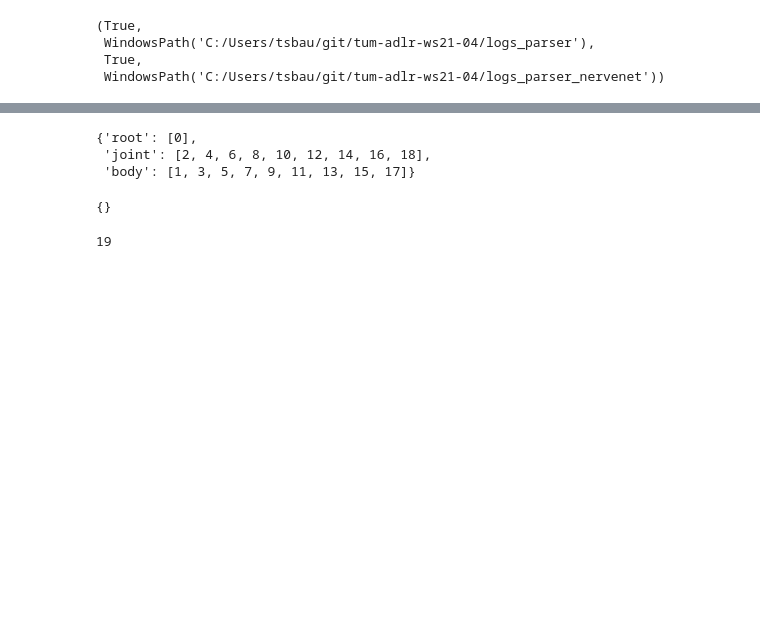
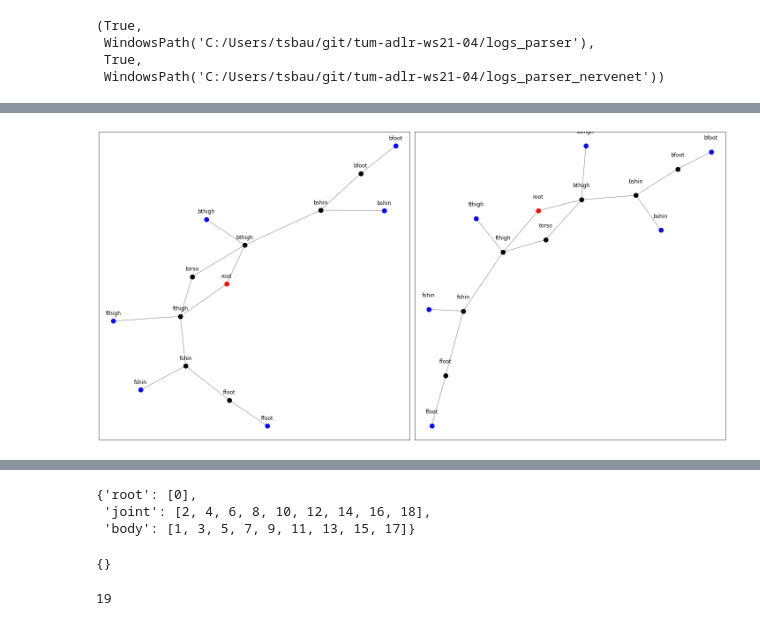
Before and after one commit to HannesStark/gnn-reinforcement-learning, a Jupyter notebook: playground/graph_visualization/robot_graph_visualization-comparision.ipynb, the cells around one changed output, grey strips where cells are left out. Cells and saved outputs as stored; diff of their text form; code cells hidden in the pictures; blank space fills up the shorter version.

```diff
--- a/playground/graph_visualization/robot_graph_visualization-comparision.ipynb
+++ b/playground/graph_visualization/robot_graph_visualization-comparision.ipynb
@@ -105,5 +104,9 @@ ant_log = visualize_task_graph_comparison("AntS-v1")
 # %%
 #ant_bullet_log = visualize_task_graph_comparison("AntBulletEnv-v0")
+# %%
+HalfCheetah_log = visualize_task_graph_comparison("HalfCheetah-v1")
+# %% [output]
+[figure, added]
 # %%
 HalfCheetah_log = visualize_task_graph_comparison("HalfCheetah-v1")
 # %% [output]
```
Also changed, not shown: parts of 8 cells of this notebook, 3 other files.
